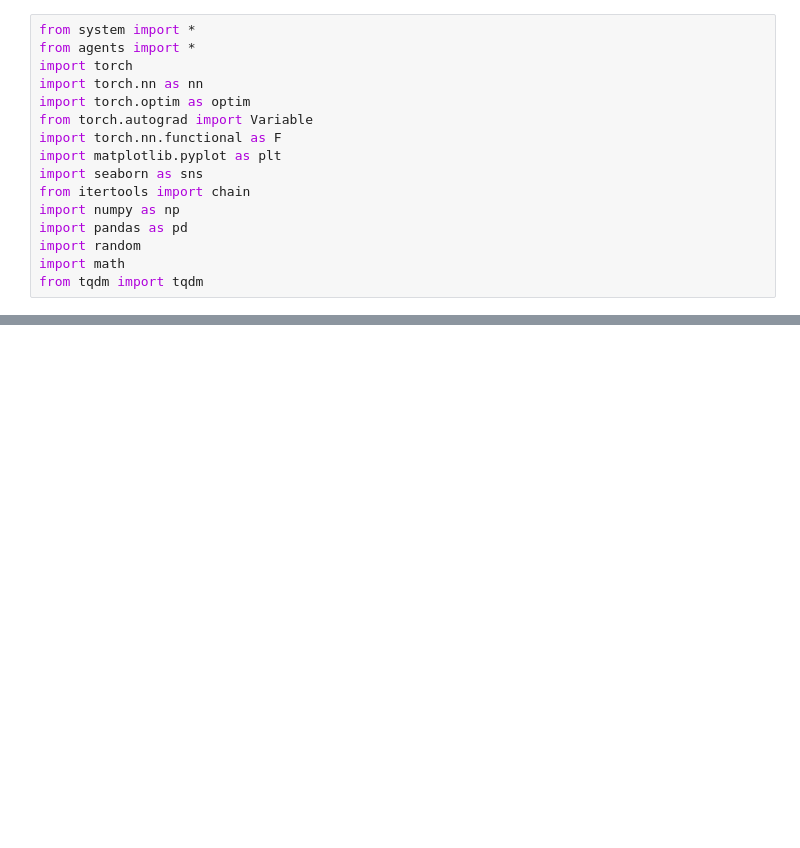
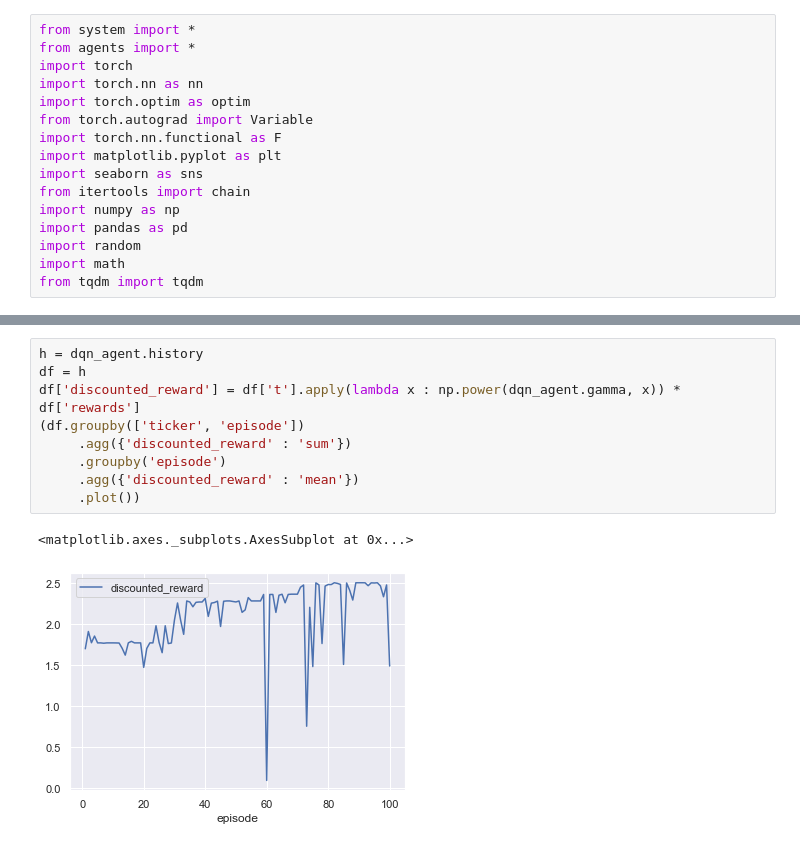
Before and after one commit to AaruranLog/rl-trading, a Jupyter notebook: experiments.ipynb, the cells around one changed output, grey strips where cells are left out. Cells and saved outputs as stored; diff of their text form; blank space fills up the shorter version.

```diff
--- a/experiments.ipynb
+++ b/experiments.ipynb
@@ -180,0 +146,12 @@ sns.lineplot('t', 'returns', hue='agent', data=h[h.ticker == 'ABBV'])
+# %%
+h = dqn_agent.history
+df = h
+df['discounted_reward'] = df['t'].apply(lambda x : np.power(dqn_agent.gamma, x)) * df['rewards']
+(df.groupby(['ticker', 'episode'])
+     .agg({'discounted_reward' : 'sum'})
+     .groupby('episode')
+     .agg({'discounted_reward' : 'mean'})
+     .plot())
+# %% [output]
+<matplotlib.axes._subplots.AxesSubplot at 0x...>
+[figure, added]
```
Also changed, not shown: parts of 51 cells of this notebook, 2 other files.
